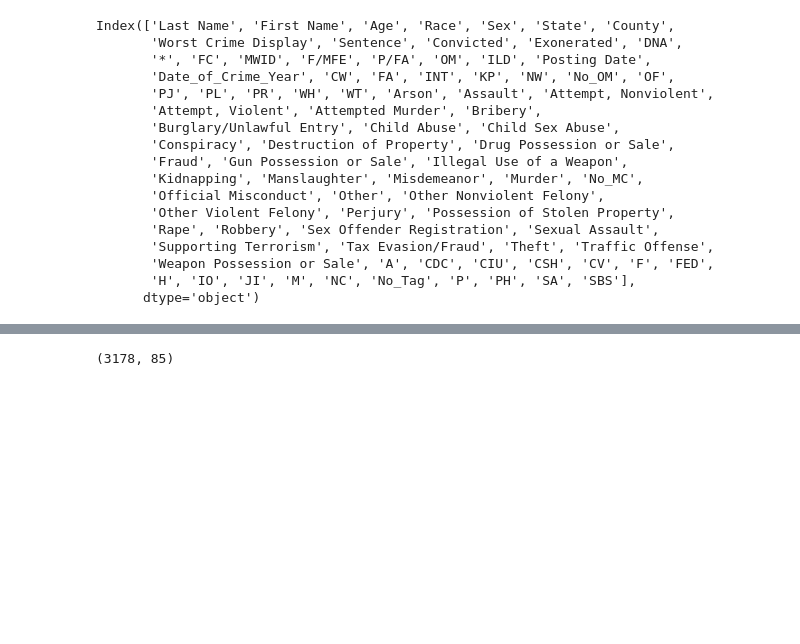
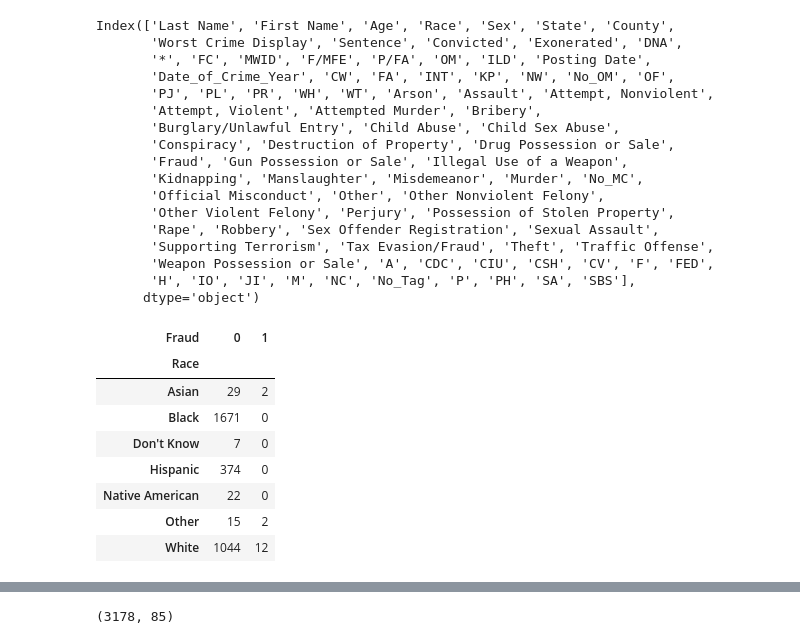
Before and after one commit to jacksdata/Exoneration_Analysis, a Jupyter notebook: exonerations_analysis.ipynb, the cells around one changed output, grey strips where cells are left out. Saved outputs shown, nothing was run; the diff lists cells and outputs as text; code cells hidden in the pictures; blank space fills up the shorter version.

```diff
--- a/exonerations_analysis.ipynb
+++ b/exonerations_analysis.ipynb
@@ -5,6 +4,6 @@ import pandas as pd
 from IPython.display import Image
 # %%
-url = 'https://raw.githubusercontent.com/jacksdata/Exoneration_Analysis/main/exonerations.csv'
+url = 'https://raw.githubusercontent.com/jacksdata/Exoneration_Analysis/main/exonerations.csv?token=GHSAT0AAAAAABYCZ723HBVAPXMWEQ7RNK7WYYL6HAQ'
 df = pd.read_csv(url)
 pd.set_option('display.max_columns', None)
 # %%
@@ -272,3 +271,15 @@ Index(['Last Name', 'First Name', 'Age', 'Race', 'Sex', 'State', 'County',
        'Weapon Possession or Sale', 'A', 'CDC', 'CIU', 'CSH', 'CV', 'F', 'FED',
        'H', 'IO', 'JI', 'M', 'NC', 'No_Tag', 'P', 'PH', 'SA', 'SBS'],
       dtype='object')
+# %%
+pd.crosstab(df.Race, df.Fraud)
+# %% [output]
+| Fraud | 0 | 1 |
+| Race |  |  |
+| Asian | 29 | 2 |
+| Black | 1671 | 0 |
+| Don't Know | 7 | 0 |
+| Hispanic | 374 | 0 |
+| Native American | 22 | 0 |
+| Other | 15 | 2 |
+| White | 1044 | 12 |
```
Also changed, not shown: parts of 5 cells of this notebook.
